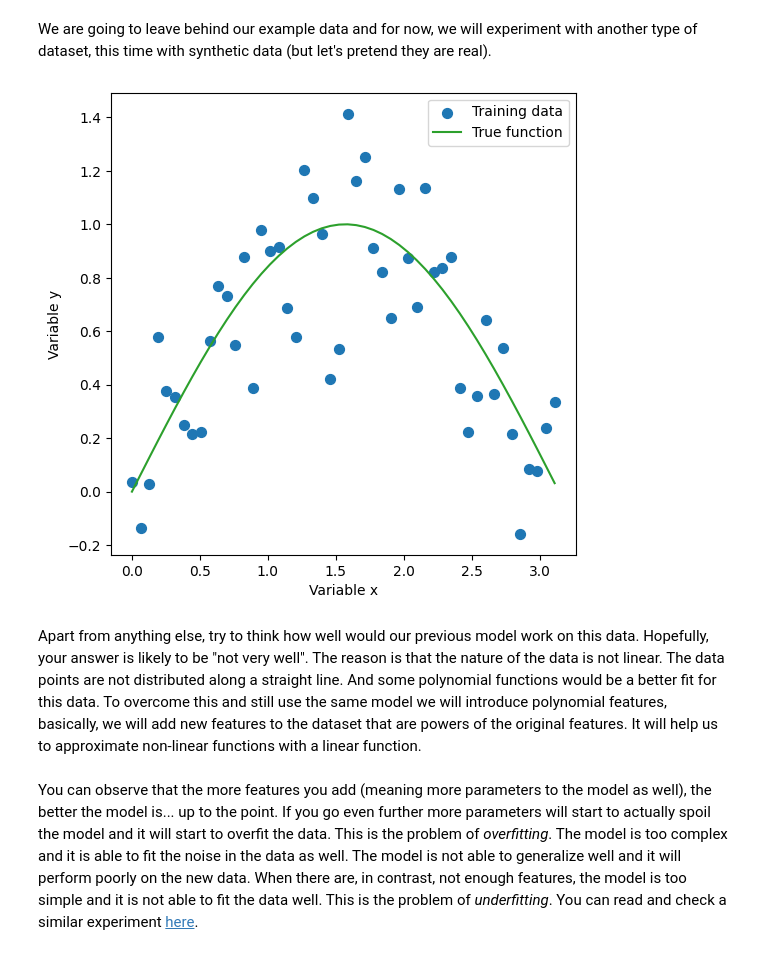
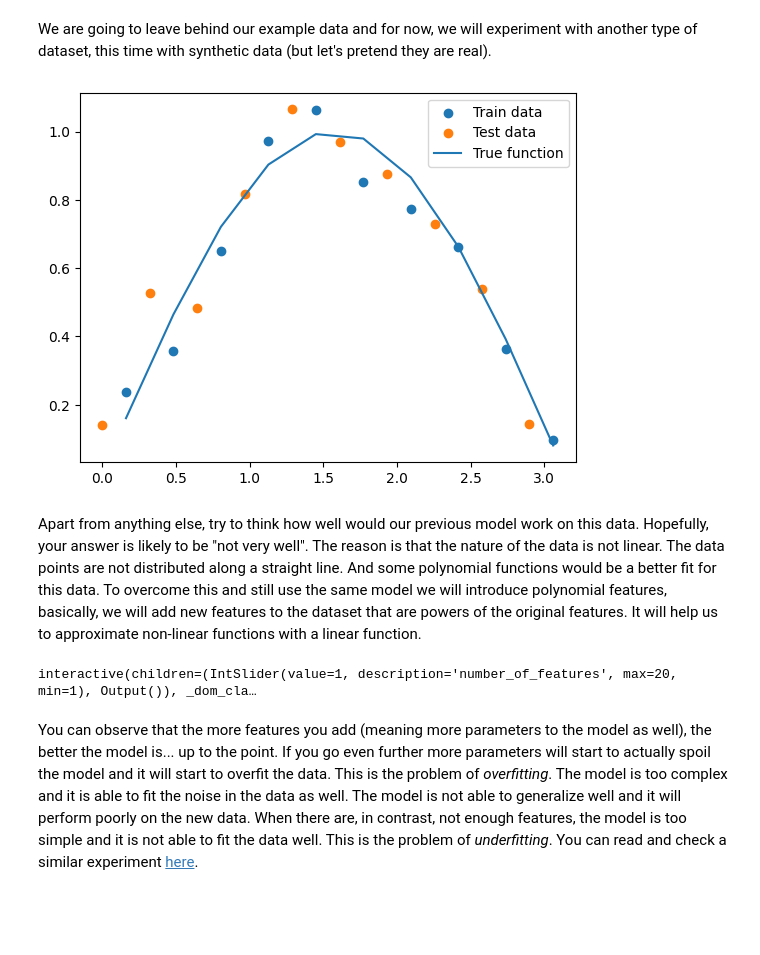
Before and after one commit to IMCF-Biocev/NNBA-2023, a Jupyter notebook: presentation.ipynb, the cells around one changed output. Drawn from its saved outputs; the diff is of its cells as text; code cells hidden in the pictures; blank space fills up the shorter version.

```diff
--- a/presentation.ipynb
+++ b/presentation.ipynb
@@ -388,71 +388,88 @@ interactive(children=(Play(value=0, description='Epochs', interval=1, max=1000),
 # %% [markdown]
 We are going to leave behind our example data and for now, we will experiment with another type of dataset, this time with synthetic data (but let's pretend they are real).
 # %%
+#@title
 # Simulate noisy sine wave
-xs = np.linspace(0, np.pi, 100)
-ys = np.sin(xs) + np.random.normal(0, 0.2, 100)
+xs = np.linspace(0, np.pi, 40)
+ys = np.sin(xs) + np.random.normal(0, 0.1, 40)
+
 # remove some data pointsxs
 xs = xs[::2]
 ys = ys[::2]
 
+xs_train = xs[1::2]
+ys_train = ys[1::2]
+xs_val = xs[::2]
+ys_val = ys[::2]
+
 # compute true sine wave
-y_true = np.sin(xs)
+y_true = np.sin(xs_train)
 
 # plot the data
-plt.figure(figsize=(6, 6))
-plt.scatter(xs, ys, s=50, label='Training data')
-plt.plot(xs, y_true, color='tab:green', label='True function')
-plt.xlabel('Variable x')
-plt.ylabel('Variable y')
+plt.scatter(xs_train, ys_train, label='Train data')
+plt.scatter(xs_val, ys_val, label='Test data')
+plt.plot(xs_train, y_true, label='True function')
 plt.legend()
 plt.show()
 # %% [output]
-[figure, old version]
+[figure, new version]
 # %% [markdown]
 Apart from anything else, try to think how well would our previous model work on this data. Hopefully, your answer is likely to be "not very well". The reason is that the nature of the data is not linear. The data points are not distributed along a straight line. And some polynomial functions would be a better fit for this data. To overcome this and still use the same model we will introduce polynomial features, basically, we will add new features to the dataset that are powers of the original features. It will help us to approximate non-linear functions with a linear function.
 # %%
+#@title
 from sklearn.linear_model import LinearRegression
 from sklearn.preprocessing import PolynomialFeatures
 
-@widgets.interact(number_of_features=widgets.IntSlider(min=1, max=100, step=1, value=1))
+@widgets.interact(number_of_features=widgets.IntSlider(min=1, max=20, step=1, value=1))
 def plot_polynomial_regression(number_of_features):
     fig, ax = plt.subplots(1, 2, figsize=(18, 6))
     # Add second order polynomial features
     poly = PolynomialFeatures(degree=number_of_features)
-    x_poly = poly.fit_transform(xs.reshape(-1, 1))
+    x_poly = poly.fit_transform(xs_train.reshape(-1, 1))
 
     # Fit the model
     model = LinearRegression()
-    model.fit(x_poly, ys)
+    model.fit(x_poly, ys_train)
 
     # Predict the values
     y_pred = model.predict(x_poly)
 
     # Plot the data
-    ax[0].scatter(xs, ys, s=50, label='Training data')
-    ax[0].plot(xs, y_pred, color='tab:orange', label='Regression model', alpha=0.5)
-    ax[0].plot(xs, y_true, color='tab:green', label='True function')
+    ax[0].scatter(xs_train, ys_train, s=50, label='Training data')
+    ax[0].plot(xs_train, y_pred, color='tab:orange', label='Regression model', alpha=0.5)
+    ax[0].plot(xs_train, y_true, color='tab:green', label='True function')
     ax[0].set_xlabel('Variable x')
     ax[0].set_ylabel('Variable y')
     ax[0].legend()
 
     # Compute losses for different number of features
-    losses = []
-    for degree in range(1, 101):
+    train_losses = []
+    val_losses = []
+    for degree in range(1, 21):
         poly = PolynomialFeatures(degree=degree)
-        x_poly = poly.fit_transform(xs.reshape(-1, 1))
+        x_poly = poly.fit_transform(xs_train.reshape(-1, 1))
         model = LinearRegression()
-        model.fit(x_poly, ys)
+        model.fit(x_poly, ys_train)
         y_pred = model.predict(x_poly)
-        loss = np.mean((y_pred - ys) ** 2)
-        losses.append(loss)
+        loss = np.mean((y_pred - ys_train) ** 2)
+        train_losses.append(loss)
+
+        x_poly = poly.fit_transform(xs_val.reshape(-1, 1))
+        y_pred = model.predict(x_poly)
+        loss = np.mean((y_pred - ys_val) ** 2)
+        val_losses.append(loss)
 
     # Plot the losses
-    ax[1].plot(range(1, 101), losses)
-    ax[1].scatter(number_of_features, losses[number_of_features - 1], color='tab:red', s=100)
+    ax[1].plot(range(1, 21), train_losses, label='Training loss')
+    ax[1].plot(range(1, 21), val_losses, label='Test loss')
+    ax[1].scatter(number_of_features, train_losses[number_of_features - 1], color='tab:red', s=100)
     ax[1].set_xlabel('Number of features')
-    ax[1].set_ylabel('Loss')
+    ax[1].set_ylabel('Training loss vs Test loss')
+    ax[1].set_ylim([0, 0.1])
+    ax[1].legend()
     plt.show()
+# %% [output]
+interactive(children=(IntSlider(value=1, description='number_of_features', max=20, min=1), Output()), _dom_cla…
 # %% [markdown]
 You can observe that the more features you add (meaning more parameters to the model as well), the better the model is... up to the point. If you go even further more parameters will start to actually spoil the model and it will start to overfit the data. This is the problem of *overfitting*. The model is too complex and it is able to fit the noise in the data as well. The model is not able to generalize well and it will perform poorly on the new data.
 When there are, in contrast, not enough features, the model is too simple and it is not able to fit the data well. This is the problem of *underfitting*. You can read and check a similar experiment [here](https://scikit-learn.org/stable/auto_examples/model_selection/plot_underfitting_overfitting.html#sphx-glr-auto-examples-model-selection-plot-underfitting-overfitting-py).
```
Also changed, not shown: 1 other file.
